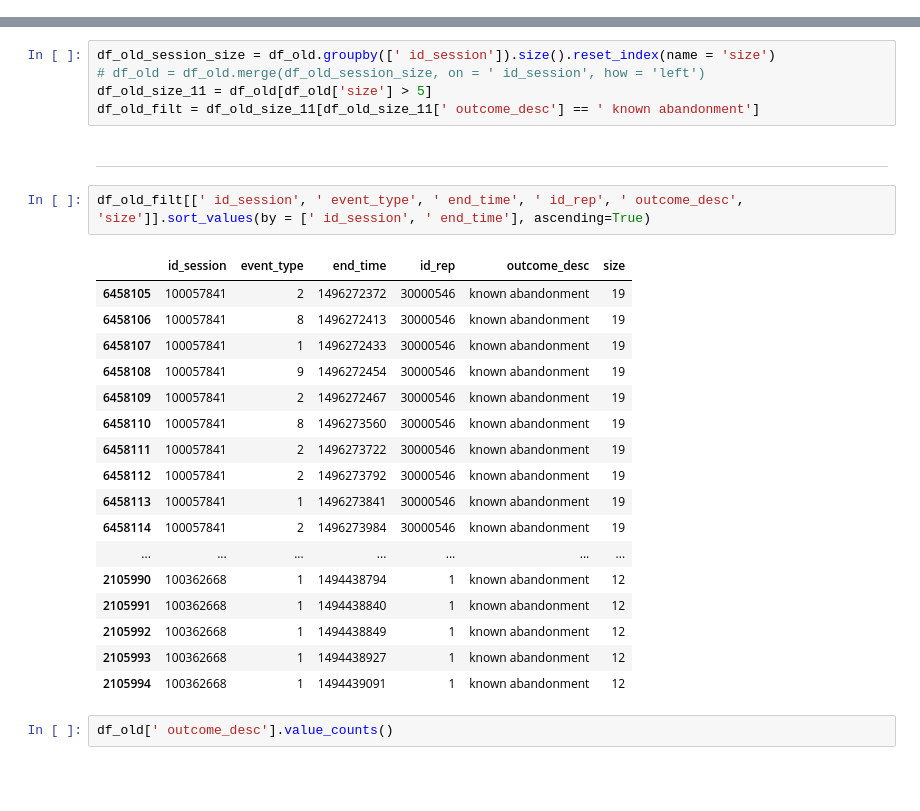
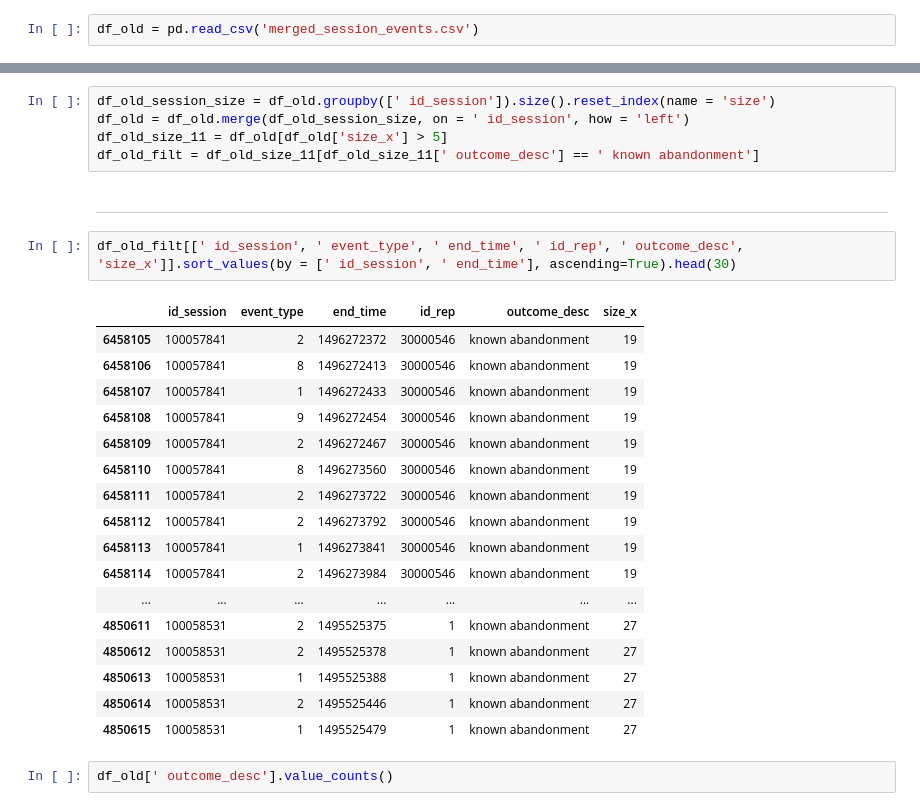
Before and after one commit to TamirS94/Service-system-research, a Jupyter notebook: Choiceset_error_analysis.ipynb, the cells around one changed output, grey strips where cells are left out. Cells and saved outputs as stored; diff of their text form; blank space fills up the shorter version.

```diff
--- a/Choiceset_error_analysis.ipynb
+++ b/Choiceset_error_analysis.ipynb
@@ -304,0 +317,2 @@ Name: count, dtype: int64
+# %%
+df_old = pd.read_csv('merged_session_events.csv')
@@ -305,14 +361,14 @@ Name: count, dtype: int64
 # %%
 df_old_session_size = df_old.groupby([' id_session']).size().reset_index(name = 'size')
-# df_old = df_old.merge(df_old_session_size, on = ' id_session', how = 'left')
-df_old_size_11 = df_old[df_old['size'] > 5]
+df_old = df_old.merge(df_old_session_size, on = ' id_session', how = 'left')
+df_old_size_11 = df_old[df_old['size_x'] > 5]
 df_old_filt = df_old_size_11[df_old_size_11[' outcome_desc'] == ' known abandonment']
 # %% [markdown]
 --------------------------
 # %%
-df_old_filt[[' id_session', ' event_type', ' end_time', ' id_rep', ' outcome_desc', 'size']].sort_values(by = [' id_session', ' end_time'], ascending=True)
+df_old_filt[[' id_session', ' event_type', ' end_time', ' id_rep', ' outcome_desc', 'size_x']].sort_values(by = [' id_session', ' end_time'], ascending=True).head(30)
 # %% [output]
-|  | id_session | event_type | end_time | id_rep | outcome_desc | size |
+|  | id_session | event_type | end_time | id_rep | outcome_desc | size_x |
 | 6458105 | 100057841 | 2 | 1496272372 | 30000546 | known abandonment | 19 |
 | 6458106 | 100057841 | 8 | 1496272413 | 30000546 | known abandonment | 19 |
 | 6458107 | 100057841 | 1 | 1496272433 | 30000546 | known abandonment | 19 |
@@ -324,11 +380,11 @@ df_old_filt[[' id_session', ' event_type', ' end_time', ' id_rep', ' outcome_des
 | 6458113 | 100057841 | 1 | 1496273841 | 30000546 | known abandonment | 19 |
 | 6458114 | 100057841 | 2 | 1496273984 | 30000546 | known abandonment | 19 |
 | ... | ... | ... | ... | ... | ... | ... |
-| 2105990 | 100362668 | 1 | 1494438794 | 1 | known abandonment | 12 |
-| 2105991 | 100362668 | 1 | 1494438840 | 1 | known abandonment | 12 |
-| 2105992 | 100362668 | 1 | 1494438849 | 1 | known abandonment | 12 |
-| 2105993 | 100362668 | 1 | 1494438927 | 1 | known abandonment | 12 |
-| 2105994 | 100362668 | 1 | 1494439091 | 1 | known abandonment | 12 |
+| 4850611 | 100058531 | 2 | 1495525375 | 1 | known abandonment | 27 |
+| 4850612 | 100058531 | 2 | 1495525378 | 1 | known abandonment | 27 |
+| 4850613 | 100058531 | 1 | 1495525388 | 1 | known abandonment | 27 |
+| 4850614 | 100058531 | 2 | 1495525446 | 1 | known abandonment | 27 |
+| 4850615 | 100058531 | 1 | 1495525479 | 1 | known abandonment | 27 |
 # %%
 df_old[' outcome_desc'].value_counts()
 # %% [output]
```
Also changed, not shown: parts of 9 cells of this notebook, 3 other files.
